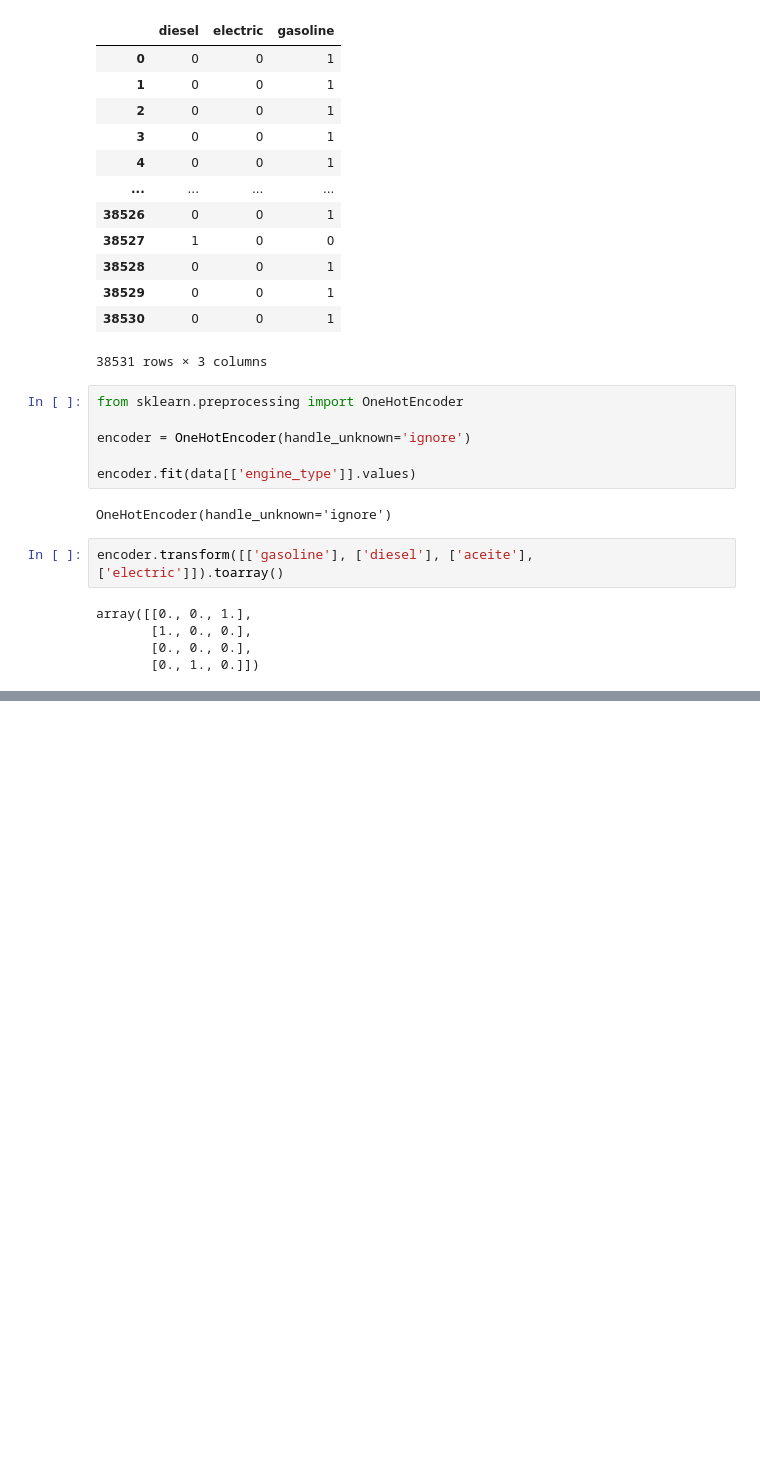
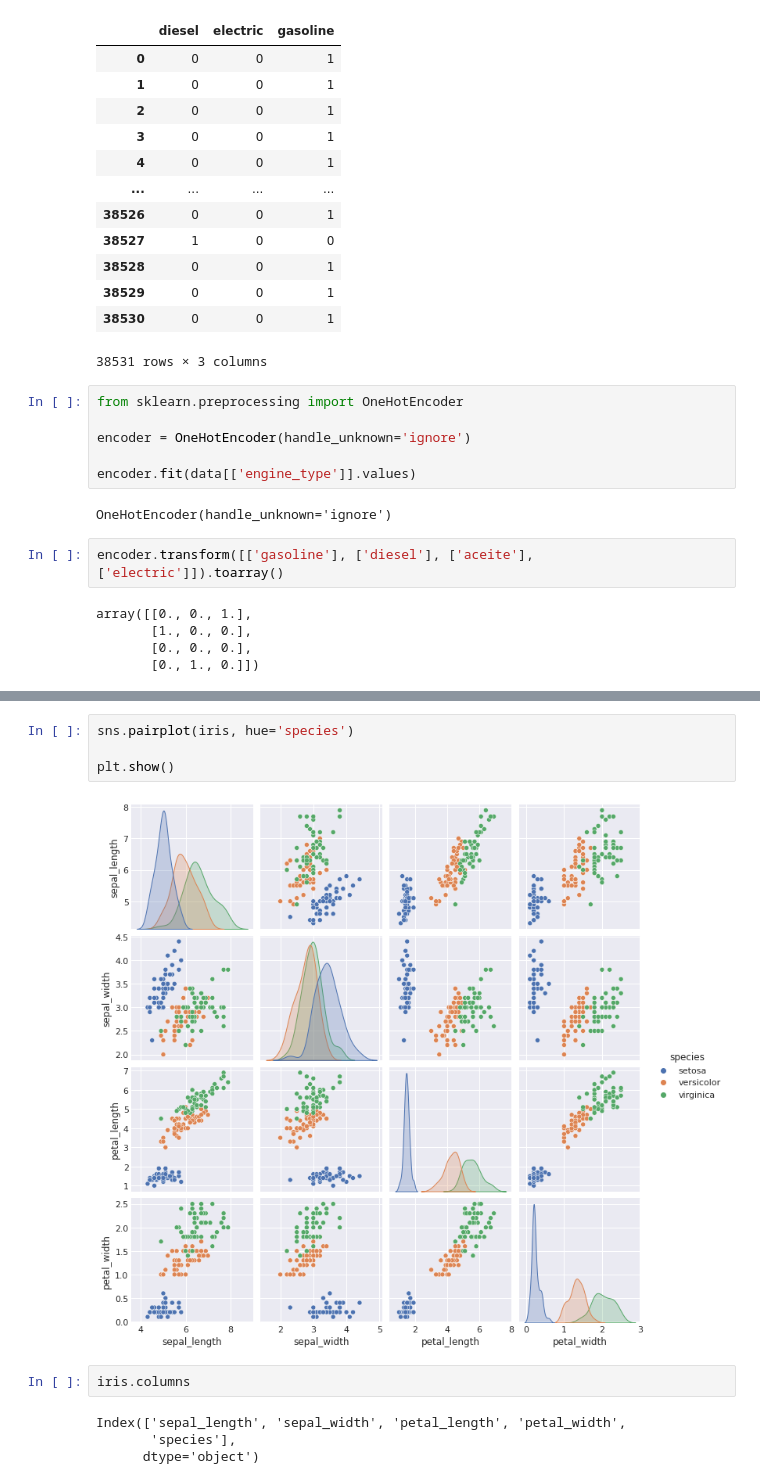
Before and after one commit to luiscib3r/Curso-de-Data-Science, a Jupyter notebook: 01 Estadística descriptiva.ipynb, the cells around one changed output, grey strips where cells are left out. Saved outputs shown, nothing was run; the diff lists cells and outputs as text; blank space fills up the shorter version.

```diff
--- a/01 Estadística descriptiva.ipynb
+++ b/01 Estadística descriptiva.ipynb
@@ -704,0 +717,12 @@ Mientas más alto sea el coeficiente de correlación (más cercano a 1), más al
+# %%
+sns.pairplot(iris, hue='species')
+
+plt.show()
+# %% [output]
+[figure, added]
+# %%
+iris.columns
+# %% [output]
+Index(['sepal_length', 'sepal_width', 'petal_length', 'petal_width',
+       'species'],
+      dtype='object')
```
Also changed, not shown: parts of 7 cells of this notebook.
